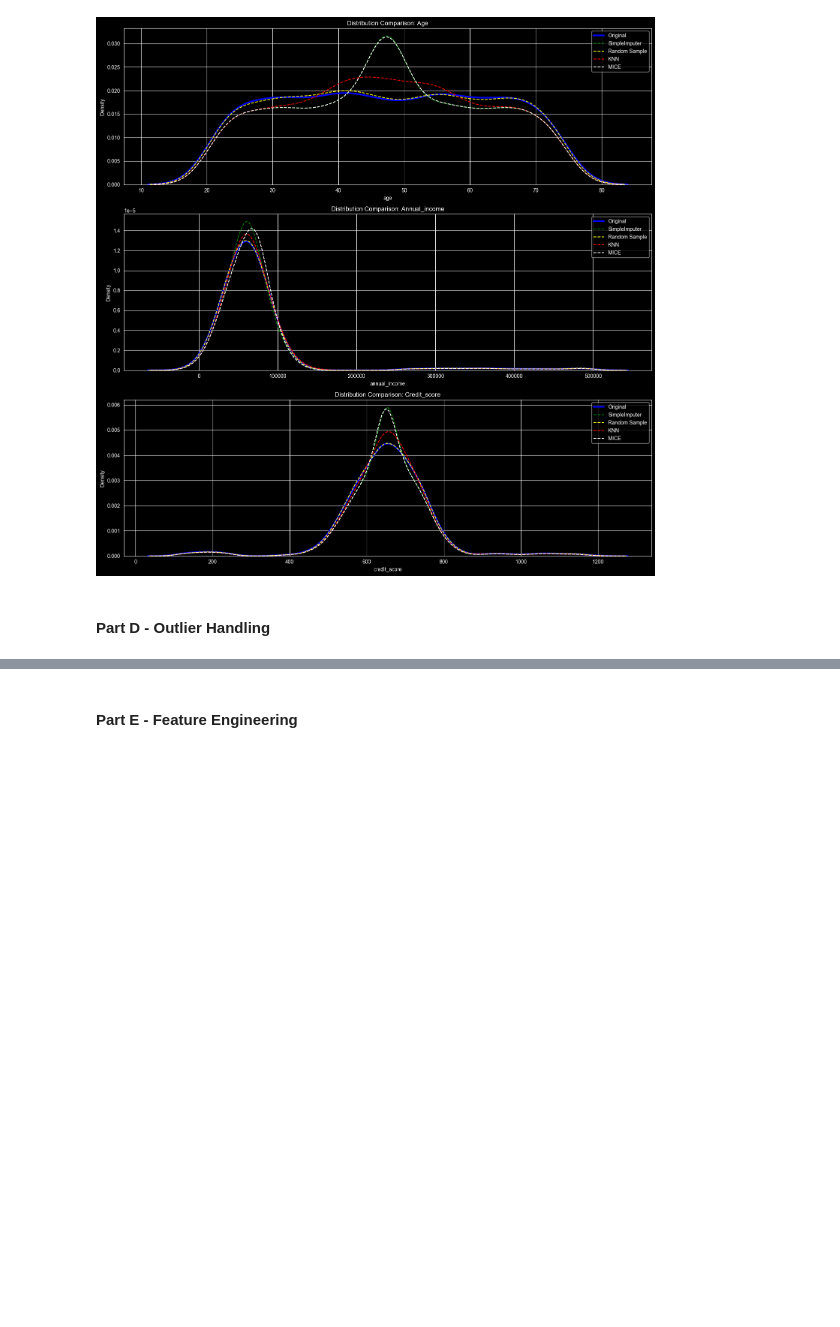
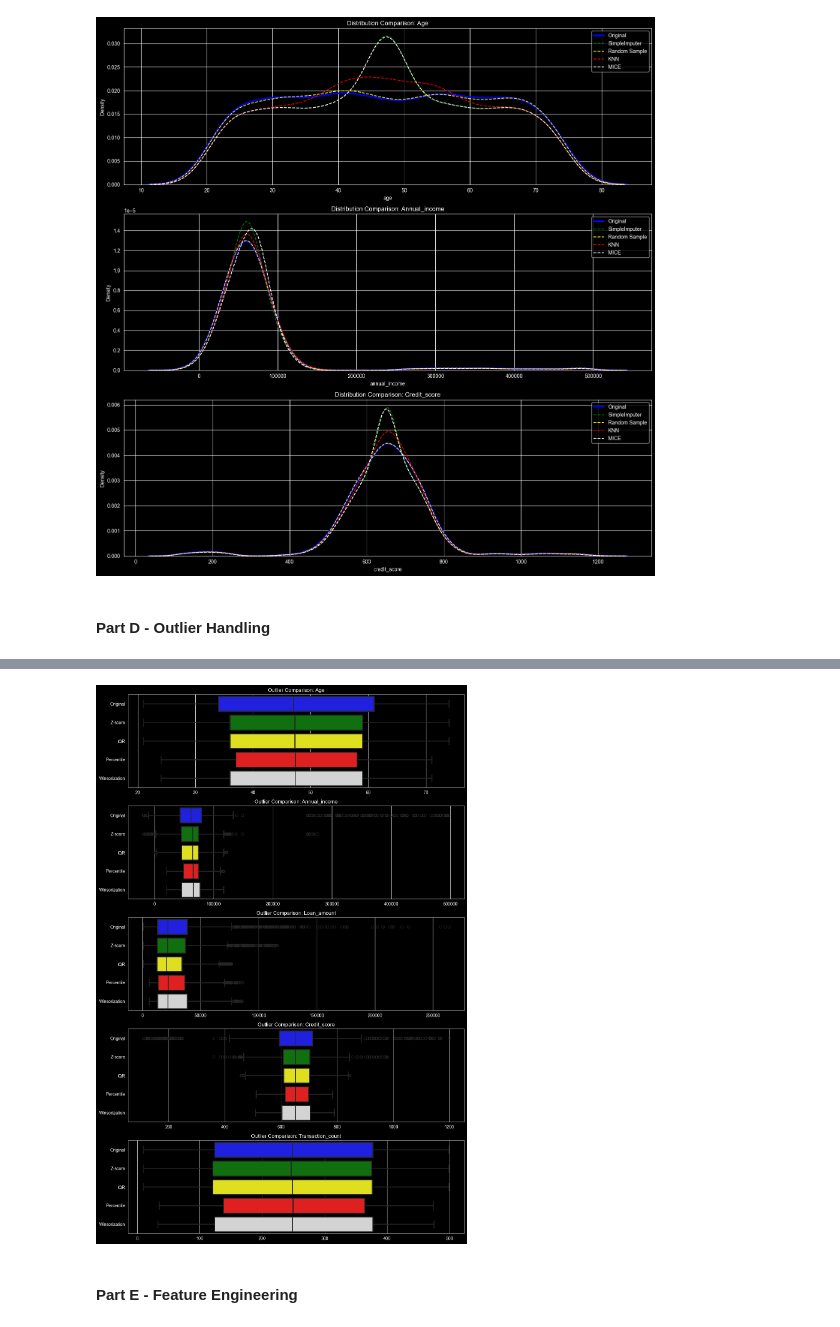
Before and after one commit to krish-desai-123/Data-Preprocessing-and-Feature-Engineering, a Jupyter notebook: Final_Project/holistic_data_preparer.ipynb, the cells around one changed output, grey strips where cells are left out. Saved outputs shown, nothing was run; the diff lists cells and outputs as text; code cells hidden in the pictures; blank space fills up the shorter version.

```diff
--- a/Final_Project/holistic_data_preparer.ipynb
+++ b/Final_Project/holistic_data_preparer.ipynb
@@ -332,0 +469,18 @@ plt.show()
+# %%
+# Winsorization
+
+def winsorization(df, cols, lower, upper):
+    df_clean = df.copy()
+
+    for col in cols:
+        lower_ = df_clean[col].quantile(lower)
+        upper_ = df_clean[col].quantile(upper)
+
+        df_clean[col] = df_clean[col].clip(lower=lower_, upper=upper_)
+
+    return df_clean
+
+df_win = winsorization(df=df_mice,cols=cols, lower =.05,upper=.95)
+print('After applying winsorization method')
+print(f'Record Removed: {len(df_mice)-len(df_win)}')
+display(df_win)
@@ -333,3 +503,34 @@ plt.show()
+# %%
+# Compare
+
+fig, axes = plt.subplots(5, 1, figsize=(12, 18))
+axes = axes.flatten()
+
+
+color = ['blue', 'green', 'yellow', 'red', 'lightgrey']
+
+for i, col in enumerate(cols):
+    temp_df = pd.DataFrame({
+        'Original': df[col],
+        'Z-score': df_z[col],
+        'IQR': df_iqr[col],
+        'Percentile': df_per[col],
+        'Winsorization': df_win[col]
+    })
+    sns.boxplot(
+        data=temp_df,
+        ax=axes[i],
+        palette=color,
+        orient='h',
+        linewidth=2
+    )
+
+    axes[i].set_title(f'Outlier Comparison: {col.capitalize()}')
+
+plt.tight_layout()
+plt.show()
+# %% [output]
+[figure, added]
 # %% [markdown]
 #### Part E - Feature Engineering
 # %% [markdown]
```
Also changed, not shown: parts of 7 cells of this notebook.
